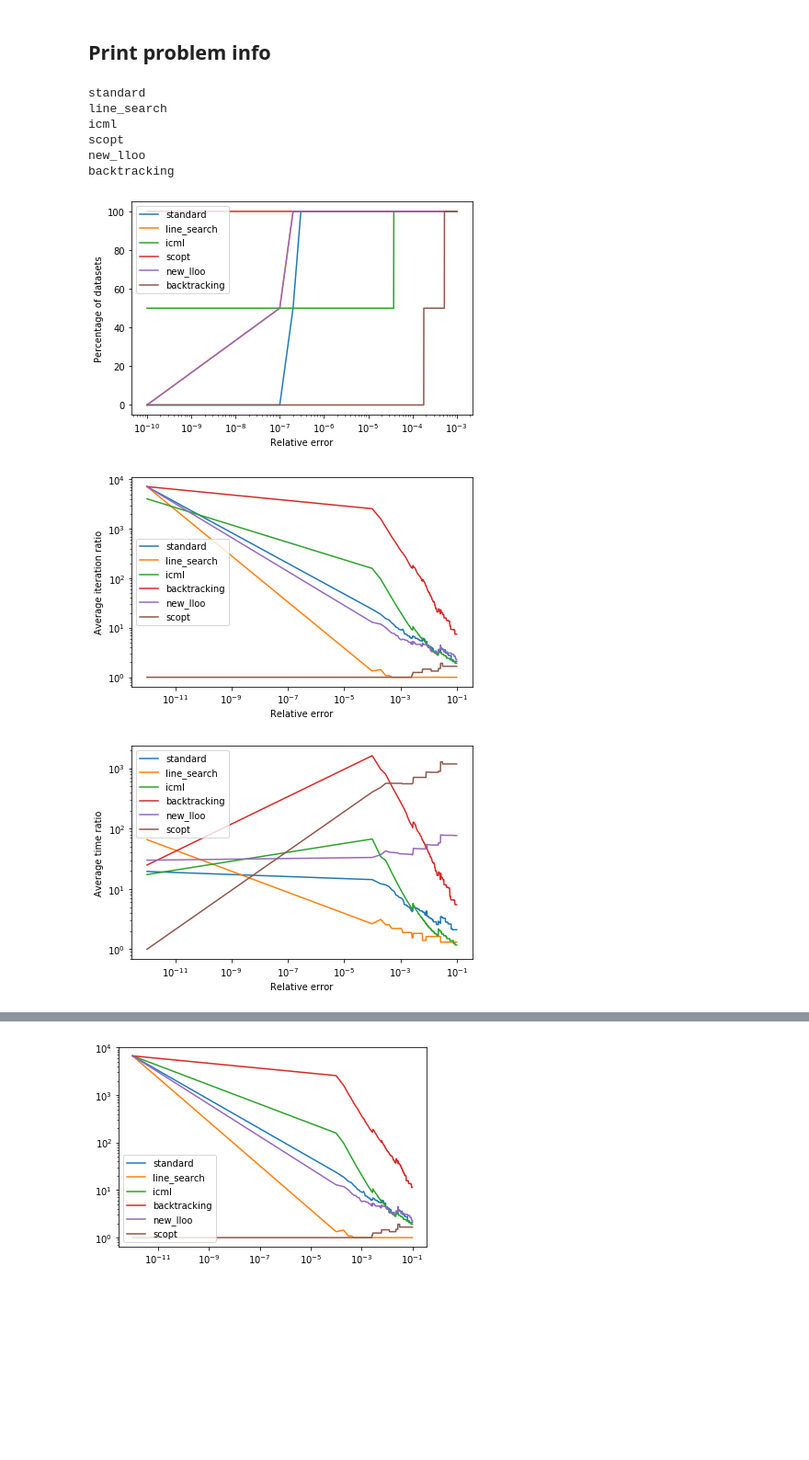
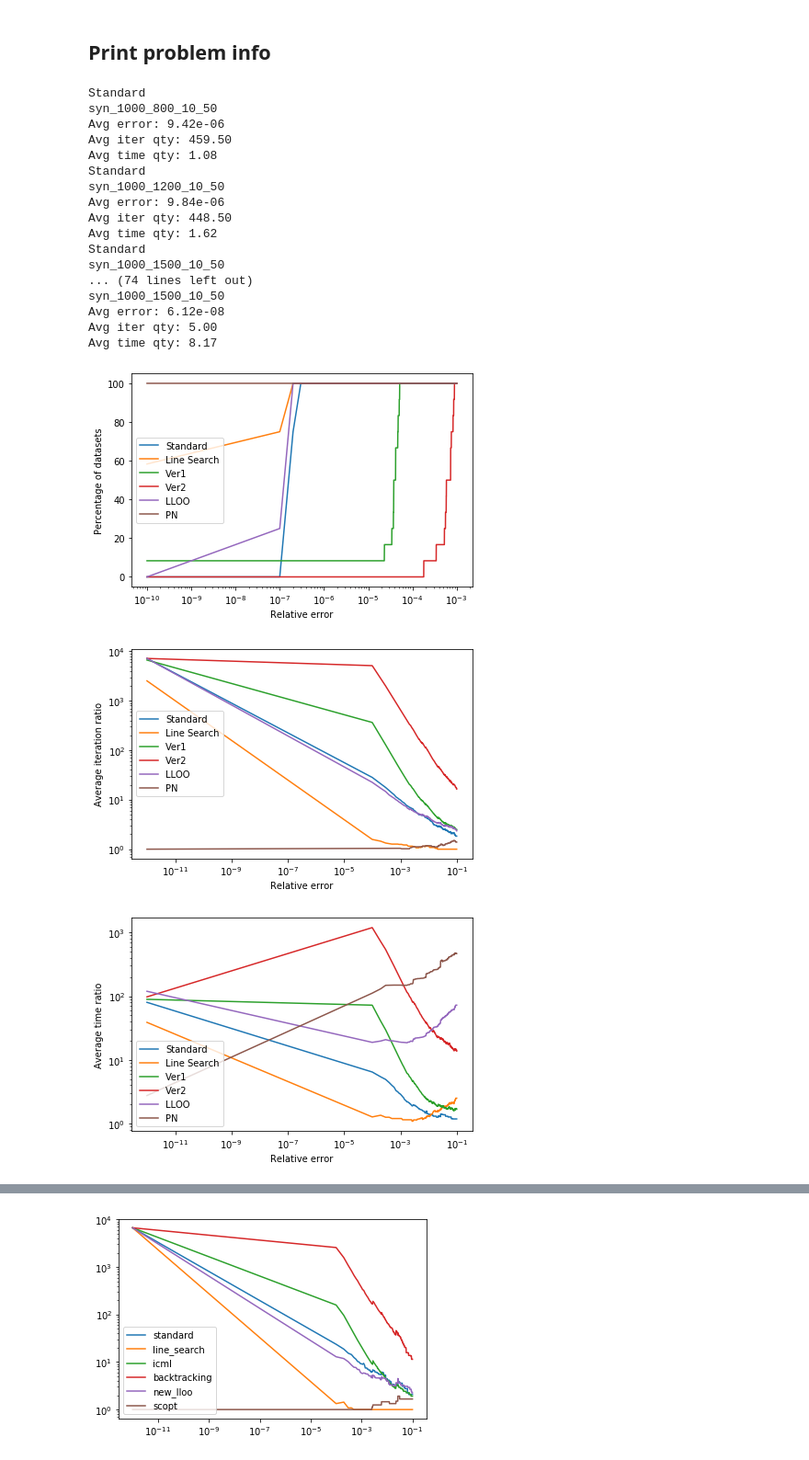
Before and after one commit to kamil-safin/scfw_experiments, a Jupyter notebook: plot_figures.ipynb, the cells around one changed output, grey strips where cells are left out. Shown at 92% size. Cells and saved outputs as stored; diff of their text form; code cells hidden in the pictures; blank space fills up the shorter version.

Commit message:
plots

```diff
--- a/plot_figures.ipynb
+++ b/plot_figures.ipynb
@@ -39,11 +43,51 @@ for data_name in data_list:
         time_hist_data[policy][data_name] = np.array(data_results[policy]['time_hist'])
 # %% [markdown]
 ## Print problem info
+# %%
+error_thr = 1e-5
+
+for i in range(len(policy_list)):
+    policy = policy_list[i]
+    policy_label = policy_labels[i]
+    for data_label in data_defs:
+        error_hists = [np.array(error_hist_data[policy][data_name]) for data_name in data_list if data_label in data_name]
+        time_hists = [np.array(time_hist_data[policy][data_name]) for data_name in data_list if data_label in data_name]
+        min_iters_qty = [np.argmax(hist < error_thr) if any(hist < error_thr) else len(hist)-1 for hist in error_hists]
+        min_time_qty = [sum(hist[:min_iter]) for min_iter, hist in zip(min_iters_qty, time_hists)]
+        errors = [hist[iter] for iter, hist in zip(min_iters_qty, error_hists)]
+        avg_error = np.mean(errors)
+        avg_iter = np.mean(min_iters_qty)
+        avg_time = np.mean(min_time_qty)
+
+        print(policy_label)
+        print(data_label)
+        print(f'Avg error: {avg_error:.2e}')
+        print(f'Avg iter qty: {avg_iter:.2f}')
+        print(f'Avg time qty: {avg_time:.2f}')
+# %% [output]
+Standard
+syn_1000_800_10_50
+Avg error: 9.42e-06
+Avg iter qty: 459.50
+Avg time qty: 1.08
+Standard
+syn_1000_1200_10_50
+Avg error: 9.84e-06
+Avg iter qty: 448.50
+Avg time qty: 1.62
+Standard
+syn_1000_1500_10_50
+... (74 lines left out)
+syn_1000_1500_10_50
+Avg error: 6.12e-08
+Avg iter qty: 5.00
+Avg time qty: 8.17
 # %%
 #dataset percentage plot
 policy_percentage_plot = {}
-for policy in error_hist_data.keys():
-    print(policy)
+for i in range(len(policy_list)):
+    policy = policy_list[i]
+    policy_label = policy_labels[i]
     error_range = np.arange(1e-10, 1e-3, 1e-7)
     achieved_error_data_qty = []
     for error_val in error_range:
@@ -53,8 +97,10 @@ for policy in error_hist_data.keys():
                 curr_error_achieved_qty += 1
         achieved_error_data_qty.append(curr_error_achieved_qty)
     policy_percentage_plot[policy] = achieved_error_data_qty
-for policy in policy_percentage_plot:
-    plt.plot(error_range, np.array(policy_percentage_plot[policy]) / len(data_list) * 100, label=policy)
+for i in range(len(policy_percentage_plot)):
+    policy = policy_list[i]
+    policy_label = policy_labels[i]
+    plt.plot(error_range, np.array(policy_percentage_plot[policy]) / len(data_list) * 100, label=policy_label)
 
 plt.legend()
 plt.xscale('log')
@@ -64,13 +110,7 @@ plt.tight_layout()
 plt.savefig('./pics/dataset_proportion_plot.png')
 plt.show()
 # %% [output]
-standard
-line_search
-icml
-scopt
-new_lloo
-backtracking
-[figure, old version]
+[figure, new version]
 # %%
 #average ratio iter plot
 minimal_iter_per_algo = {}
@@ -114,39 +154,43 @@ for data_name in data_list:
                 ratio_of_time_per_algo[policy][data_name] = []
             ratio_of_iter_per_algo[policy][data_name].append(minimal_iter_per_algo[policy][data_name][i] / minimal_iter_val)
             ratio_of_time_per_algo[policy][data_name].append(minimal_time_per_algo[policy][data_name][i] / minimal_time_val)
 
-for policy in policy_list:
+for j in range(len(policy_list)):
+    policy = policy_list[j]
+    policy_label = policy_labels[j]
     policy_avg_ratios = []
     for i in range(len(error_range)):
         policy_avg_ratios.append(np.mean([ratio_of_iter_per_algo[policy][data_name][i] for data_name in data_list]))
-    plt.plot(error_range, policy_avg_ratios, label=policy)
+    plt.plot(error_range, policy_avg_ratios, label=policy_label)
 
 plt.xscale('log')
 plt.yscale('log')
 plt.xlabel('Relative error')
 plt.ylabel('Average iteration ratio')
 plt.legend()
 plt.tight_layout()
 plt.savefig('./pics/avg_iter_plot.png')
 plt.show()
 
-for policy in policy_list:
+for j in range(len(policy_list)):
+    policy = policy_list[j]
+    policy_label = policy_labels[j]
     policy_avg_time_ratios = []
     for i in range(len(error_range)):
         policy_avg_time_ratios.append(np.mean([ratio_of_time_per_algo[policy][data_name][i] for data_name in data_list]))
-    plt.plot(error_range, policy_avg_time_ratios, label=policy)
+    plt.plot(error_range, policy_avg_time_ratios, label=policy_label)
 
 plt.xscale('log')
 plt.yscale('log')
 plt.xlabel('Relative error')
 plt.ylabel('Average time ratio')
 plt.legend()
 plt.tight_layout()
 plt.savefig('./pics/avg_time_plot.png')
 plt.show()
 # %% [output]
-[figure, old version]
+[figure, new version]
-[figure, old version]
+[figure, new version]
 # %%
 for data in data_list:
     for i in range(len(policy_list)):
```
Also changed, not shown: parts of 4 cells of this notebook.
